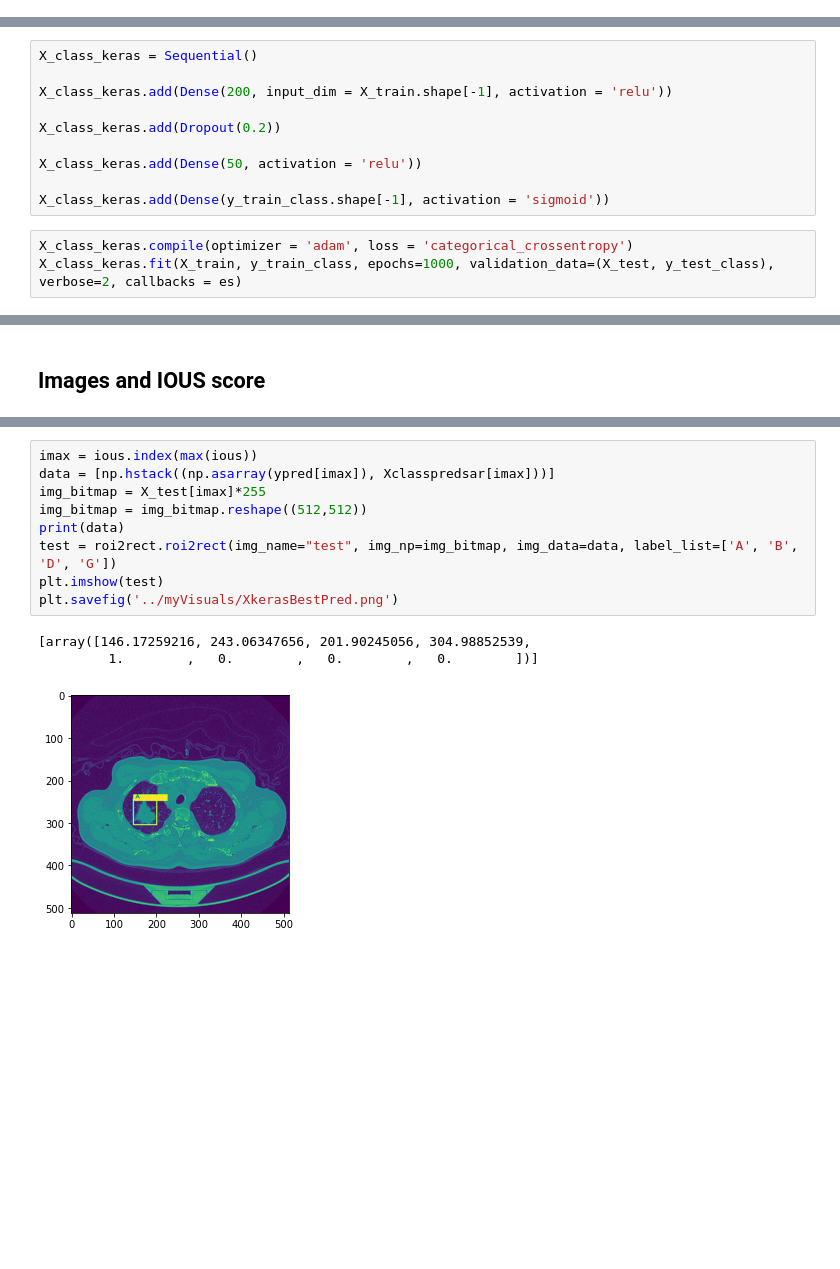
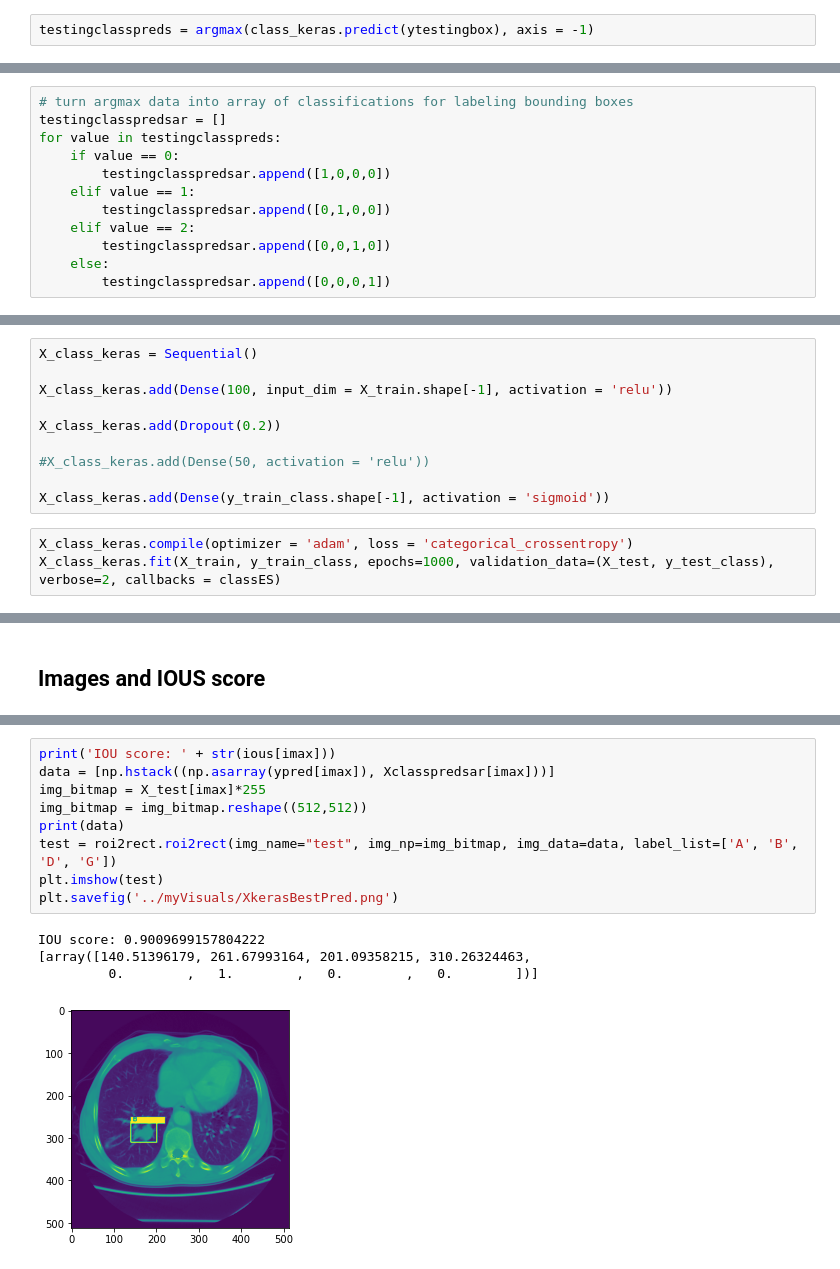
Before and after one commit to Daniel-Sun-99/Capstone, a Jupyter notebook: code/simpleKeras.ipynb, the cells around one changed output, grey strips where cells are left out. Saved outputs shown, nothing was run; the diff lists cells and outputs as text; blank space fills up the shorter version.

```diff
--- a/code/simpleKeras.ipynb
+++ b/code/simpleKeras.ipynb
@@ -284,0 +403,2 @@ for box in ypred:
+# %%
+testingclasspreds = argmax(class_keras.predict(ytestingbox), axis = -1)
@@ -285,3 +429,15 @@ for box in ypred:
+# %%
+# turn argmax data into array of classifications for labeling bounding boxes
+testingclasspredsar = []
+for value in testingclasspreds:
+    if value == 0:
+        testingclasspredsar.append([1,0,0,0])
+    elif value == 1:
+        testingclasspredsar.append([0,1,0,0])
+    elif value == 2:
+        testingclasspredsar.append([0,0,1,0])
+    else:
+        testingclasspredsar.append([0,0,0,1])
 # %% [markdown]
 --------------
 # %% [markdown]
@@ -289,15 +445,15 @@ for box in ypred:
 # %%
 X_class_keras = Sequential()
 
-X_class_keras.add(Dense(200, input_dim = X_train.shape[-1], activation = 'relu'))
+X_class_keras.add(Dense(100, input_dim = X_train.shape[-1], activation = 'relu'))
 
 X_class_keras.add(Dropout(0.2))
 
-X_class_keras.add(Dense(50, activation = 'relu'))
+#X_class_keras.add(Dense(50, activation = 'relu'))
 
 X_class_keras.add(Dense(y_train_class.shape[-1], activation = 'sigmoid'))
 # %%
 X_class_keras.compile(optimizer = 'adam', loss = 'categorical_crossentropy')
-X_class_keras.fit(X_train, y_train_class, epochs=1000, validation_data=(X_test, y_test_class), verbose=2, callbacks = es)
+X_class_keras.fit(X_train, y_train_class, epochs=1000, validation_data=(X_test, y_test_class), verbose=2, callbacks = classES)
 # %% [output]
 Epoch 1/1000
@@ -393,14 +576,15 @@ plt.savefig('../myVisuals/kerasBestPred.png')
 # %%
-imax = ious.index(max(ious))
+print('IOU score: ' + str(ious[imax]))
 data = [np.hstack((np.asarray(ypred[imax]), Xclasspredsar[imax]))]
 img_bitmap = X_test[imax]*255
 img_bitmap = img_bitmap.reshape((512,512))
 print(data)
 test = roi2rect.roi2rect(img_name="test", img_np=img_bitmap, img_data=data, label_list=['A', 'B', 'D', 'G'])
 plt.imshow(test)
 plt.savefig('../myVisuals/XkerasBestPred.png')
 # %% [output]
-[array([146.17259216, 243.06347656, 201.90245056, 304.98852539,
-         1.        ,   0.        ,   0.        ,   0.        ])]
+IOU score: 0.9009699157804222
+[array([140.51396179, 261.67993164, 201.09358215, 310.26324463,
+         0.        ,   1.        ,   0.        ,   0.        ])]
-[figure, old version]
+[figure, new version]
 # %%
```
Also changed, not shown: parts of 61 cells of this notebook, 3 other files.
